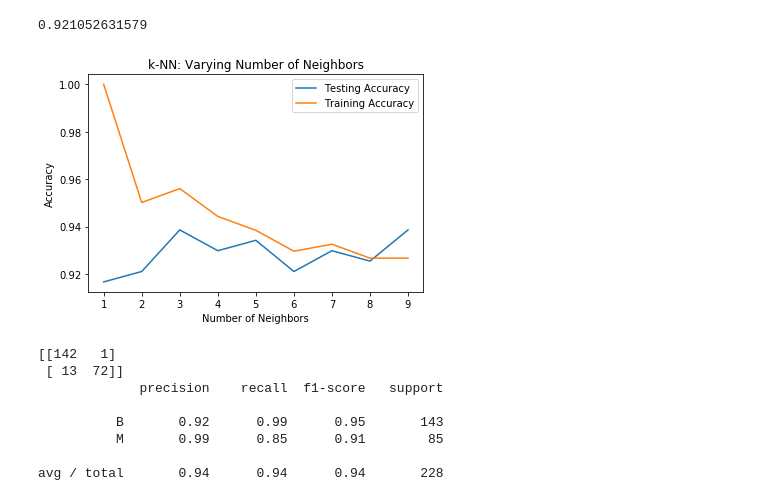
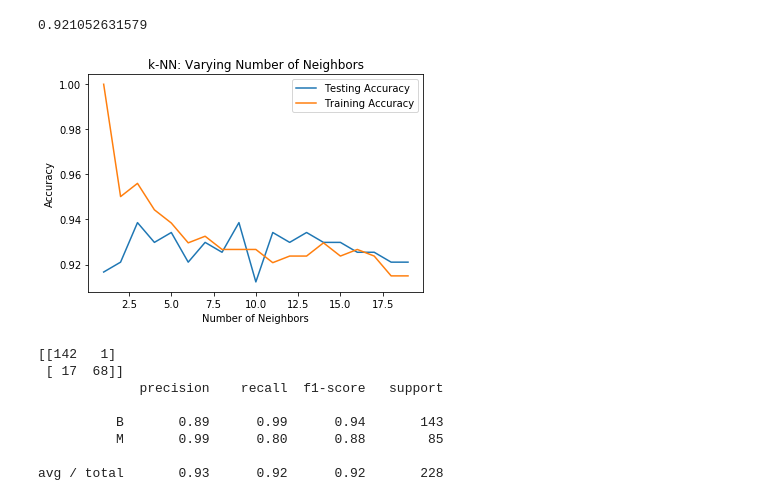
Before and after one commit to melissa-perez/MontyPython, a Jupyter notebook: STATS 131 FINAL MELISSA.ipynb, the cells around one changed output. Cells and saved outputs as stored; diff of their text form; code cells hidden in the pictures.

```diff
--- a/STATS 131 FINAL MELISSA.ipynb
+++ b/STATS 131 FINAL MELISSA.ipynb
@@ -71,34 +71,34 @@ print(knn.score(X_test, y_test))
 0.921052631579
 # %%
 # Setup arrays to store train and test accuracies
-neighbors = np.arange(1, 10)
+neighbors = np.arange(1, 20)
 train_accuracy = np.empty(len(neighbors))
 test_accuracy = np.empty(len(neighbors))
 
 # Loop over different values of k
 for i, k in enumerate(neighbors):
     # Setup a k-NN Classifier with k neighbors: knn
     knn = KNeighborsClassifier(n_neighbors=k)
 
     # Fit the classifier to the training data
     knn.fit(X_train,y_train)
 
     #Compute accuracy on the training set
     train_accuracy[i] = knn.score(X_train, y_train)
 
     #Compute accuracy on the testing set
     test_accuracy[i] = knn.score(X_test, y_test)
 
 # Generate plot
 plt.title('k-NN: Varying Number of Neighbors')
 plt.plot(neighbors, test_accuracy, label = 'Testing Accuracy')
 plt.plot(neighbors, train_accuracy, label = 'Training Accuracy')
 plt.legend()
 plt.xlabel('Number of Neighbors')
 plt.ylabel('Accuracy')
 plt.show()
 # %% [output]
-[figure, old version]
+[figure, new version]
 # %%
 y_pred = knn.predict(X_test)
 # %%
@@ -106,10 +106,10 @@ print(confusion_matrix(y_test, y_pred))
 print(classification_report(y_test, y_pred))
 # %% [output]
 [[142   1]
- [ 13  72]]
+ [ 17  68]]
              precision    recall  f1-score   support
 
-          B       0.92      0.99      0.95       143
-          M       0.99      0.85      0.91        85
+          B       0.89      0.99      0.94       143
+          M       0.99      0.80      0.88        85
 
-avg / total       0.94      0.94      0.94       228
+avg / total       0.93      0.92      0.92       228
```
Also changed, not shown: parts of 8 cells of this notebook.
